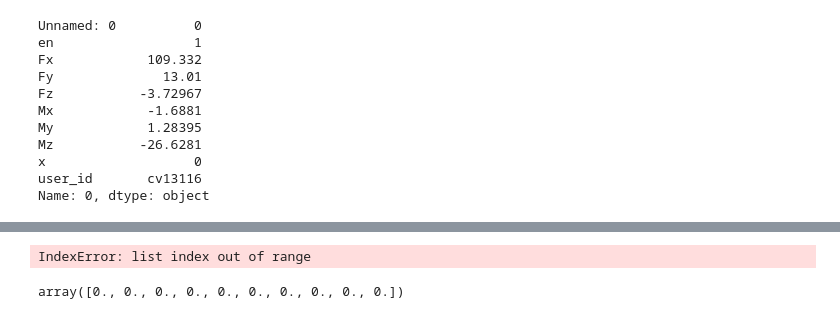
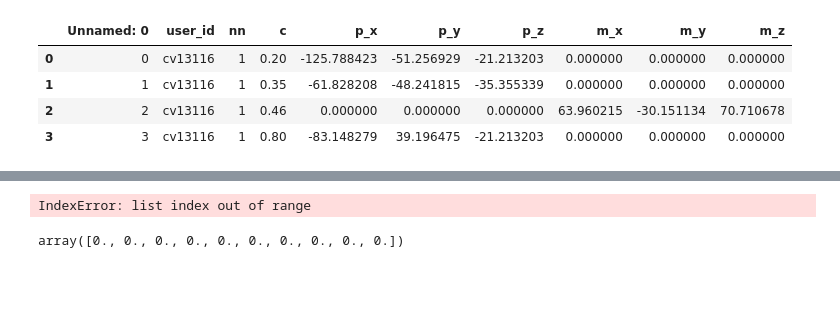
Before and after one commit to tsak1998/Thesis, a Jupyter notebook: Untitled.ipynb, the cells around one changed output, grey strips where cells are left out. Cells and saved outputs as stored; diff of their text form; code cells hidden in the pictures; blank space fills up the shorter version.

```diff
--- a/Untitled.ipynb
+++ b/Untitled.ipynb
@@ -200,5 +200,5 @@ mqn = pd.read_csv('model_test/test_1/mqn.csv')
 displacements = pd.read_csv('model_test/test_1/d_local.csv')
 elements = pd.read_csv('model_test/test_1/elements.csv')
 nodes = pd.read_csv('model_test/test_1/nodes.csv')
-point_loads = pd.read_csv('model_test/test_1/point_loads.csv')
+point_loads = pd.read_csv('model_test/test_1/point_loads_rotated.csv')
 # %%
@@ -206,14 +205,0 @@ element = elements.loc[elements['en']==2]
-# %%
-mqn.iloc[0]
-# %% [output]
-Unnamed: 0          0
-en                  1
-Fx            109.332
-Fy              13.01
-Fz           -3.72967
-Mx            -1.6881
-My            1.28395
-Mz           -26.6281
-x                   0
-user_id       cv13116
-Name: 0, dtype: object
@@ -259,0 +206,8 @@ for index,load in point_loads.iterrows():
+# %%
+point_loads
+# %% [output]
+|  | Unnamed: 0 | user_id | nn | c | p_x | p_y | p_z | m_x | m_y | m_z |
+| 0 | 0 | cv13116 | 1 | 0.20 | -125.788423 | -51.256929 | -21.213203 | 0.000000 | 0.000000 | 0.000000 |
+| 1 | 1 | cv13116 | 1 | 0.35 | -61.828208 | -48.241815 | -35.355339 | 0.000000 | 0.000000 | 0.000000 |
+| 2 | 2 | cv13116 | 1 | 0.46 | 0.000000 | 0.000000 | 0.000000 | 63.960215 | -30.151134 | 70.710678 |
+| 3 | 3 | cv13116 | 1 | 0.80 | -83.148279 | 39.196475 | -21.213203 | 0.000000 | 0.000000 | 0.000000 |
```
Also changed, not shown: parts of 16 cells of this notebook, 6 other files.
